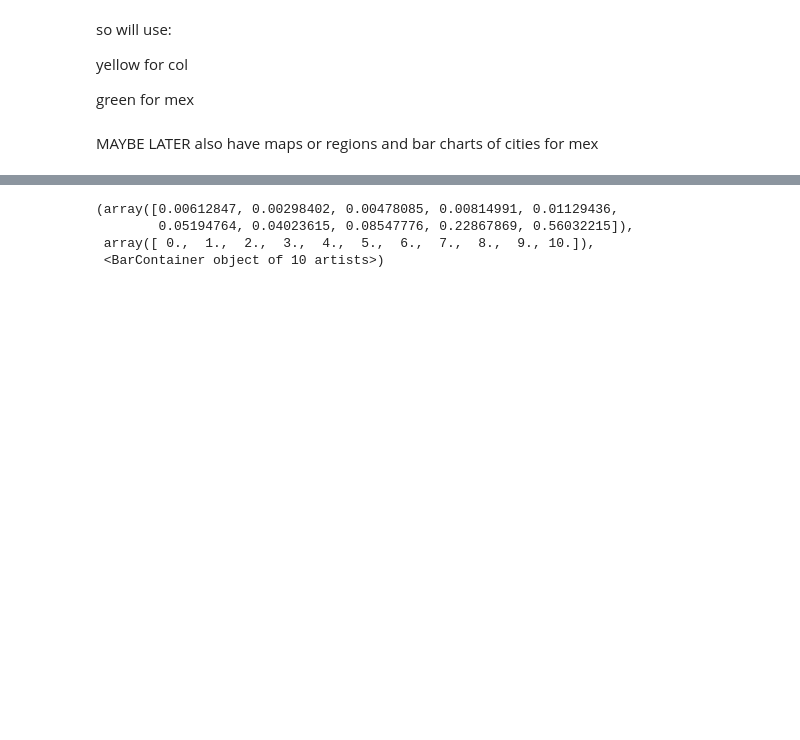
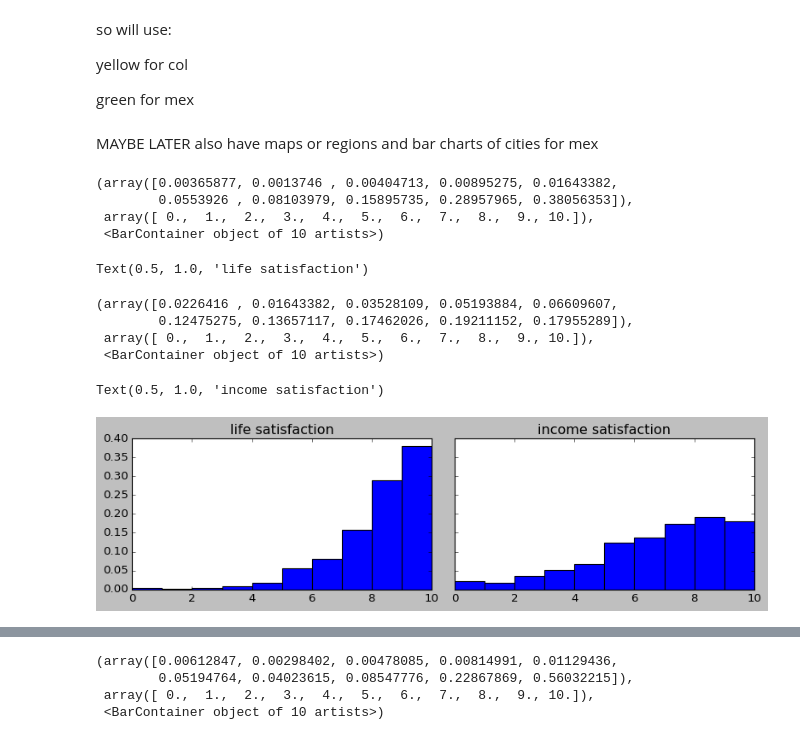
Before and after one commit to theaok/linaColMex, a Jupyter notebook: linaColMex.ipynb, the cells around one changed output, grey strips where cells are left out. Cells and saved outputs as stored; diff of their text form; code cells hidden in the pictures; blank space fills up the shorter version.

```diff
--- a/linaColMex.ipynb
+++ b/linaColMex.ipynb
@@ -914,3 +914,21 @@ yellow for col
 green for mex
 # %% [markdown]
 MAYBE LATER also have maps or regions and bar charts of cities for mex
+# %%
+aut=chaComHog[['life satisfaction', 'income satisfaction',]] #subset to key vars
+fig, ax = plt.subplots(1,2,sharey=True,tight_layout=True ,figsize = (10, 3))
+for i,d in enumerate(aut):
+  ax[i].hist(aut[d],density=True)
+  ax[i].set_title(d)
+# %% [output]
+(array([0.00365877, 0.0013746 , 0.00404713, 0.00895275, 0.01643382,
+        0.0553926 , 0.08103979, 0.15895735, 0.28957965, 0.38056353]),
+ array([ 0.,  1.,  2.,  3.,  4.,  5.,  6.,  7.,  8.,  9., 10.]),
+ <BarContainer object of 10 artists>)
+Text(0.5, 1.0, 'life satisfaction')
+(array([0.0226416 , 0.01643382, 0.03528109, 0.05193884, 0.06609607,
+        0.12475275, 0.13657117, 0.17462026, 0.19211152, 0.17955289]),
+ array([ 0.,  1.,  2.,  3.,  4.,  5.,  6.,  7.,  8.,  9., 10.]),
+ <BarContainer object of 10 artists>)
+Text(0.5, 1.0, 'income satisfaction')
+[figure, added]
```
Also changed, not shown: parts of 4 cells of this notebook.
